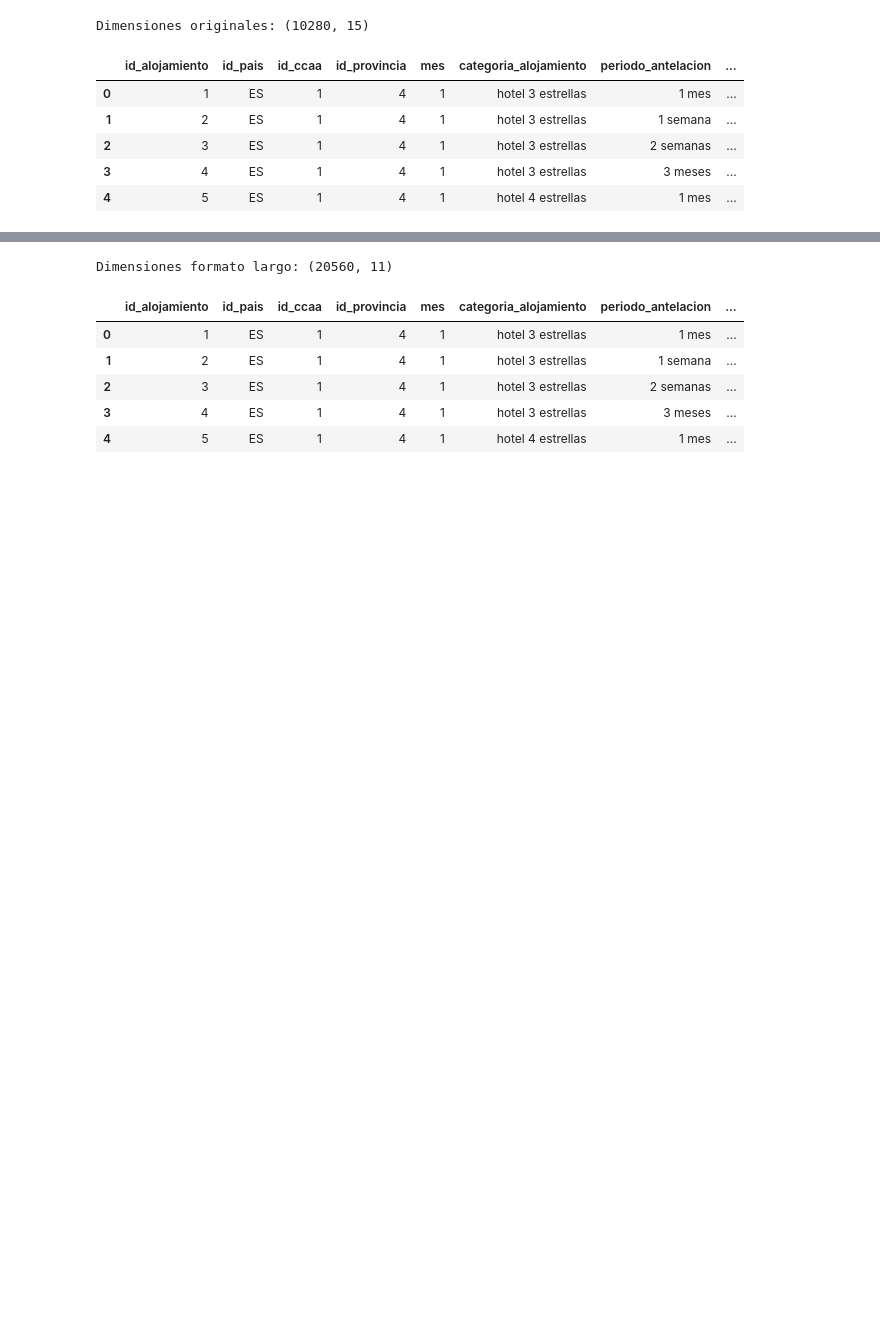
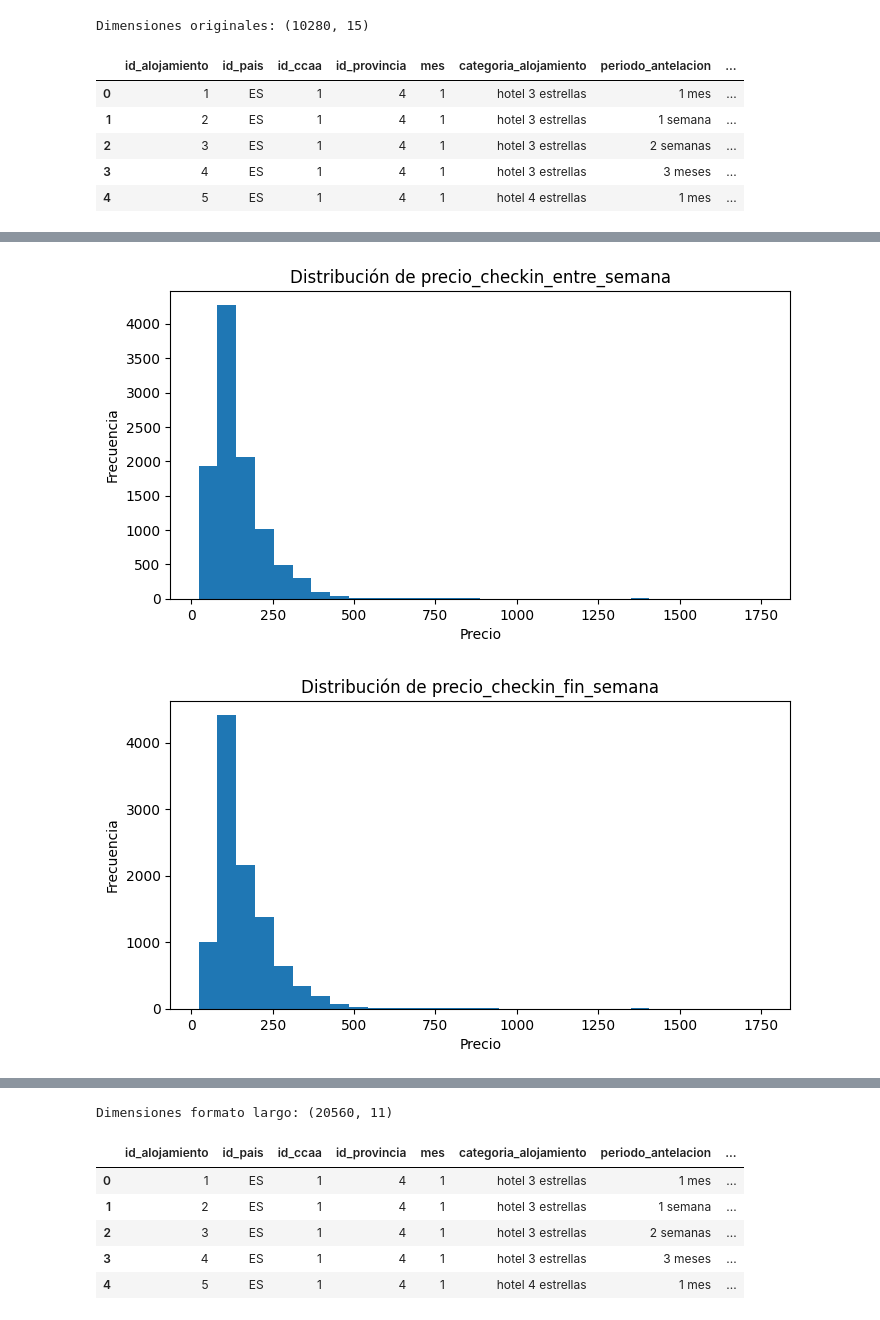
Before and after one commit to moralesvegaandrea-star/CulturaTrip.v2, a Jupyter notebook: Notebook/ML_Model/ML_Alojamiento.ipynb, the cells around one changed output, grey strips where cells are left out. Drawn from its saved outputs; the diff is of its cells as text; code cells hidden in the pictures; blank space fills up the shorter version.

```diff
--- a/Notebook/ML_Model/ML_Alojamiento.ipynb
+++ b/Notebook/ML_Model/ML_Alojamiento.ipynb
@@ -68,0 +173,8 @@ Dimensiones originales: (10280, 15)
+# %%
+columnas_precio = [
+    "precio_checkin_entre_semana",
+    "precio_checkin_fin_semana"
+]
+
+print("=== DESCRIPTIVOS DE VARIABLES DE PRECIO ===")
+display(df[columnas_precio].describe().T)
@@ -68,0 +186,11 @@ Dimensiones originales: (10280, 15)
+# %%
+for col in columnas_precio:
+    plt.figure(figsize=(8, 4))
+    plt.hist(df[col].dropna(), bins=30)
+    plt.title(f"Distribución de {col}")
+    plt.xlabel("Precio")
+    plt.ylabel("Frecuencia")
+    plt.show()
+# %% [output]
+[figure, added]
+[figure, added]
```
Also changed, not shown: parts of 83 cells of this notebook.
